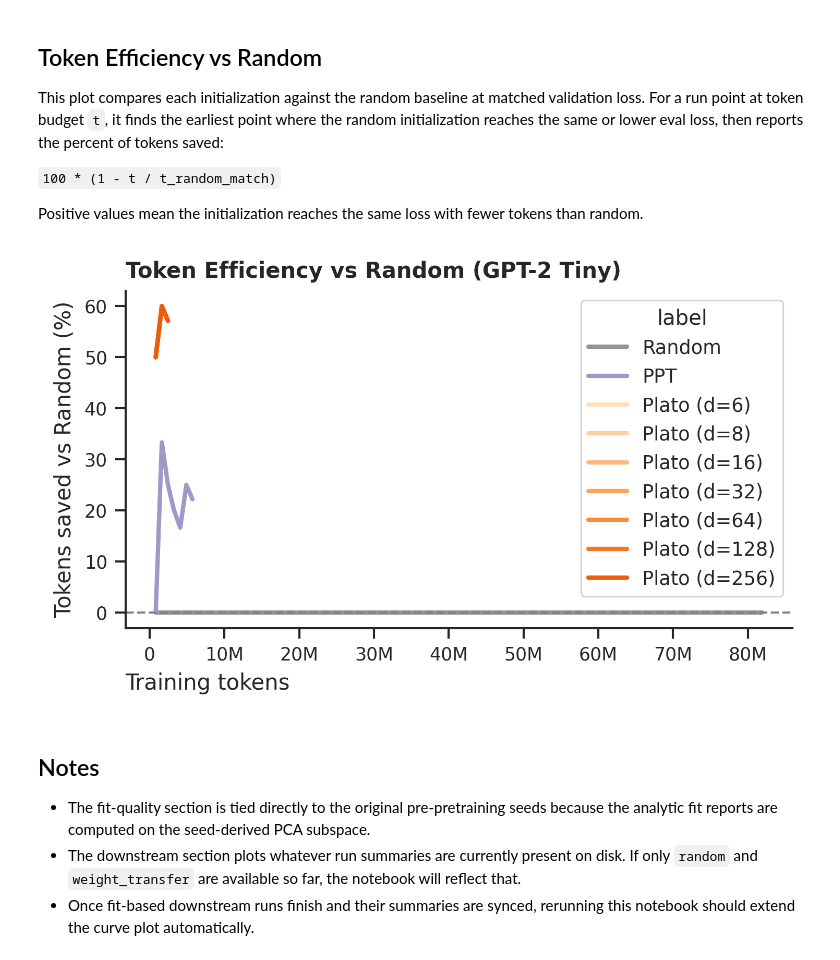
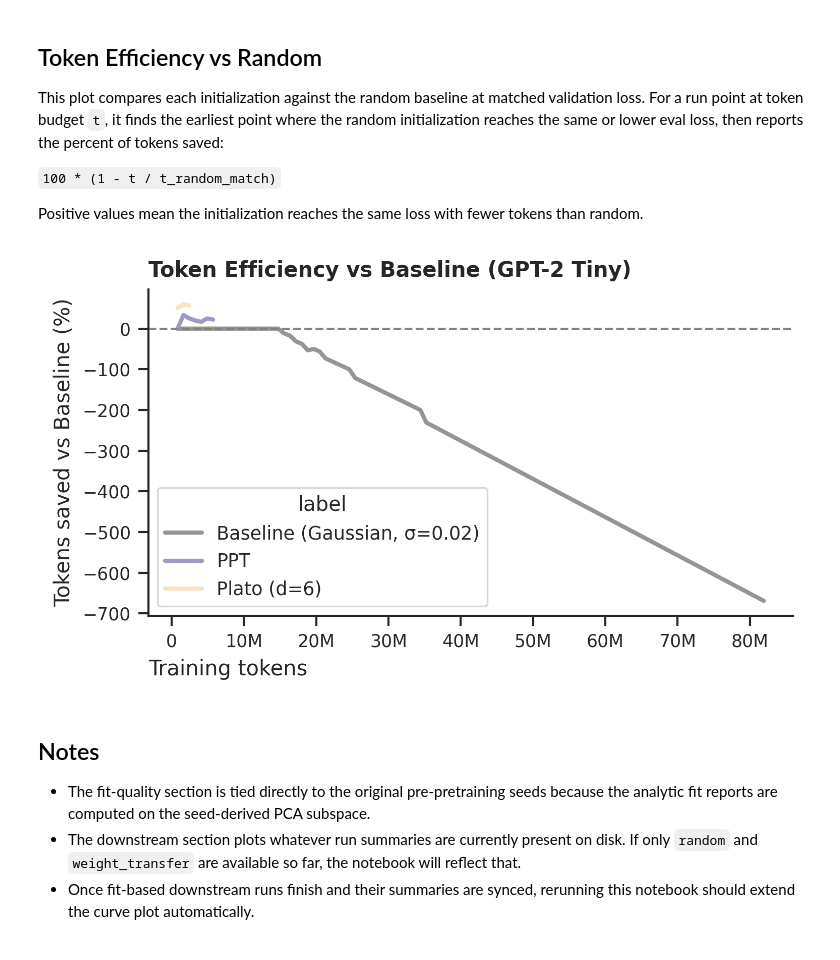
Before and after one commit to jopetty/platonic-init, a Jupyter notebook: notebooks/gpt2_tiny_c4_ppt_reproduction_analysis.ipynb, the cells around one changed output. Drawn from its saved outputs; the diff is of its cells as text; code cells hidden in the pictures.

```diff
--- a/notebooks/gpt2_tiny_c4_ppt_reproduction_analysis.ipynb
+++ b/notebooks/gpt2_tiny_c4_ppt_reproduction_analysis.ipynb
@@ -80,7 +80,7 @@ def parse_degree(label: str) -> int | None:
 
 def init_display_name(_family: str, name: str) -> str:
     if name == "random":
-        return "Random"
+        return "Baseline (Gaussian, σ=0.02)"
     if name == "weight_transfer":
         return "PPT"
     degree = parse_degree(name)
@@ -838,12 +837,14 @@ if curves_df.empty:
     label_order = []
 else:
     metric_to_plot = "eval_loss"
+    selected_labels = ["Baseline (Gaussian, σ=0.02)", "PPT", "Plato (d=6)"]
     plot_df = curves_df[curves_df["metric"] == metric_to_plot].copy()
-    label_order = [label for label in INIT_LABEL_ORDER if label in plot_df["label"].unique()]
+    plot_df = plot_df[plot_df["label"].isin(selected_labels)].copy()
+    label_order = [label for label in selected_labels if label in plot_df["label"].unique()]
 
     random_best_loss = None
     random_best_tokens = None
-    random_rows = plot_df[plot_df["label"] == "Random"]
+    random_rows = plot_df[plot_df["label"] == "Baseline (Gaussian, σ=0.02)"]
     if not random_rows.empty:
         best_random = random_rows.sort_values(["loss", "tokens"]).iloc[0]
         random_best_loss = float(best_random["loss"])
@@ -857,7 +858,7 @@ else:
         and random_best_tokens > 0
     ):
         for label in label_order:
-            if label == "Random":
+            if label == "Baseline (Gaussian, σ=0.02)":
                 continue
             label_rows = plot_df[plot_df["label"] == label].sort_values("tokens")
             crossings = label_rows[label_rows["loss"] <= random_best_loss]
@@ -959,7 +960,7 @@ if plot_df.empty:
 else:
     efficiency_df = plot_df.copy()
     random_df = (
-        plot_df[plot_df["label"] == "Random"][["tokens", "loss"]]
+        plot_df[plot_df["label"] == "Baseline (Gaussian, σ=0.02)"][["tokens", "loss"]]
         .dropna()
         .sort_values("tokens")
         .reset_index(drop=True)
@@ -1009,36 +1010,36 @@ else:
             fig = plt.figure(figsize=(aes.PAPER_WIDTH_IN, aes.FIG_HEIGHT_DOUBLE_ROW_IN))
             with sns.plotting_context("paper", font_scale=1, rc=aes.rcs):
                 ax = fig.add_subplot(1, 1, 1)
                 sns.lineplot(
                     data=efficiency_plot_df,
                     x="tokens",
                     y="tokens_saved_pct",
                     hue="label",
                     hue_order=label_order,
                     palette=INIT_PALETTE,
                     linewidth=2.0,
                     ax=ax,
                 )
                 ax.axhline(
                     0.0,
                     color=aes.darken("#999999", by=0.15),
                     linewidth=1.0,
                     linestyle="--",
                 )
-                ax.set_title("Token Efficiency vs Random (GPT-2 Tiny)")
+                ax.set_title("Token Efficiency vs Baseline (GPT-2 Tiny)")
                 ax.set_xlabel("Training tokens")
                 ax.xaxis.set_major_formatter(aes.NICE_FORMATTER)
-                ax.set_ylabel("Tokens saved vs Random (%)")
+                ax.set_ylabel("Tokens saved vs Baseline (%)")
                 ax.spines["top"].set_visible(False)
                 ax.spines["right"].set_visible(False)
 
             aes.save_figure(
                 FIGURE_ROOT / "gpt2_tiny_token_efficiency_vs_random",
                 fig=fig,
             )
             plt.show()
 # %% [output]
-[figure, old version]
+[figure, new version]
 # %% [markdown]
 ## Notes
 
```
Also changed, not shown: parts of 4 cells of this notebook, 22 other files.
